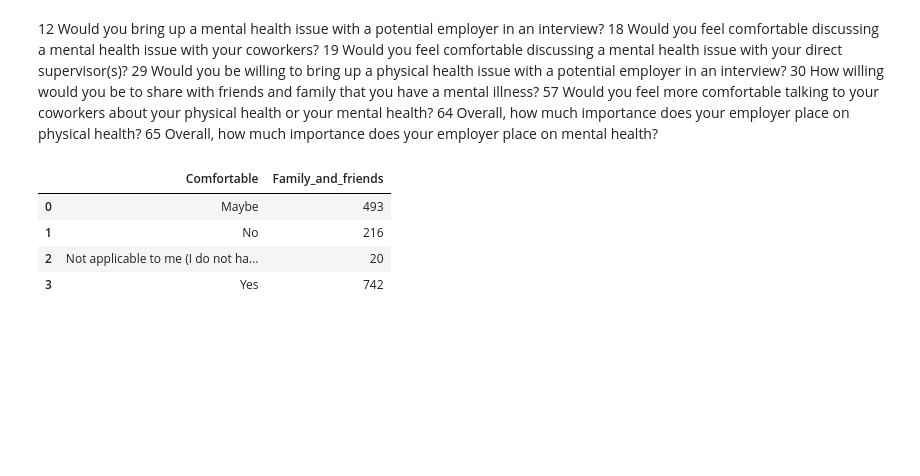
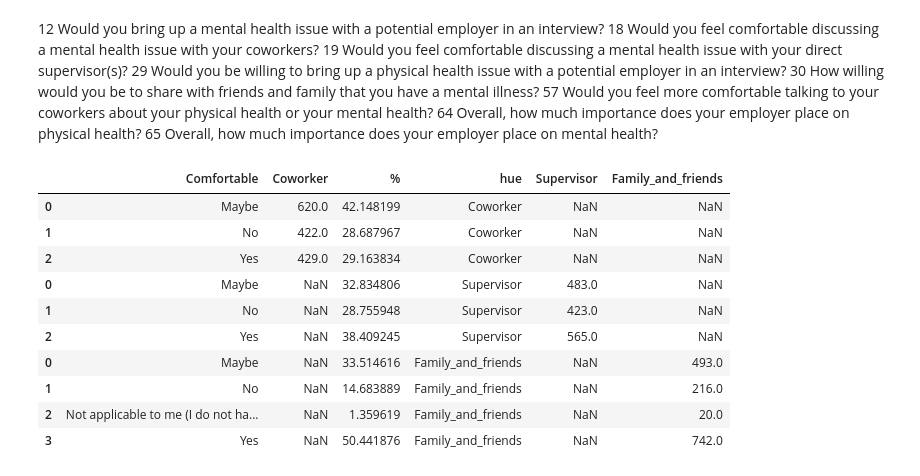
Before and after one commit to Selorikas/mental-health, a Jupyter notebook: mental-health.ipynb, the cells around one changed output. Drawn from its saved outputs; the diff is of its cells as text; code cells hidden in the pictures; blank space fills up the shorter version.

```diff
--- a/mental-health.ipynb
+++ b/mental-health.ipynb
@@ -474,15 +473,28 @@ q30['Comfortable'] = np.where((q30.Comfortable == 'Neutral'), 'Maybe', q30.Comfo
 # %%
 # Wer würde mit seinen Vorgesetzten oder Arbeitskollegen über seine mentale Gesundheit sprechen?
 discuss_coworkers = q18.groupby('Comfortable').size().reset_index(name='Coworker')
+discuss_coworkers['%'] = append_count_in_percent(discuss_coworkers, count='Coworker')
+discuss_coworkers['hue'] = 'Coworker'
+
 discuss_supervisor = q19.groupby('Comfortable').size().reset_index(name='Supervisor')
+discuss_supervisor['%'] = append_count_in_percent(discuss_supervisor, count='Supervisor')
+discuss_supervisor['hue'] = 'Supervisor'
+
 family_and_friends = q30.groupby('Comfortable').size().reset_index(name='Family_and_friends')
-discuss = pd.merge(discuss_coworkers,discuss_supervisor, on='Comfortable', how='inner')
-discuss = pd.merge(discuss,family_and_friends, on='Comfortable', how='inner')
-discuss = pd.DataFrame(discuss, columns=['Comfortable', 'Coworker', 'Supervisor', 'Family_and_friends'])
-family_and_friends
+family_and_friends['%'] = append_count_in_percent(family_and_friends, count='Family_and_friends')
+family_and_friends['hue'] = 'Family_and_friends'
+
+discuss = pd.concat([discuss_coworkers, discuss_supervisor, family_and_friends])
+discuss
 # %% [output]
-|  | Comfortable | Family_and_friends |
-| 0 | Maybe | 493 |
-| 1 | No | 216 |
-| 2 | Not applicable to me (I do not ha... | 20 |
-| 3 | Yes | 742 |
+|  | Comfortable | Coworker | % | hue | Supervisor | Family_and_friends |
+| 0 | Maybe | 620.0 | 42.148199 | Coworker | NaN | NaN |
+| 1 | No | 422.0 | 28.687967 | Coworker | NaN | NaN |
+| 2 | Yes | 429.0 | 29.163834 | Coworker | NaN | NaN |
+| 0 | Maybe | NaN | 32.834806 | Supervisor | 483.0 | NaN |
+| 1 | No | NaN | 28.755948 | Supervisor | 423.0 | NaN |
+| 2 | Yes | NaN | 38.409245 | Supervisor | 565.0 | NaN |
+| 0 | Maybe | NaN | 33.514616 | Family_and_friends | NaN | 493.0 |
+| 1 | No | NaN | 14.683889 | Family_and_friends | NaN | 216.0 |
+| 2 | Not applicable to me (I do not ha... | NaN | 1.359619 | Family_and_friends | NaN | 20.0 |
+| 3 | Yes | NaN | 50.441876 | Family_and_friends | NaN | 742.0 |
```
Also changed, not shown: parts of 14 cells of this notebook.
